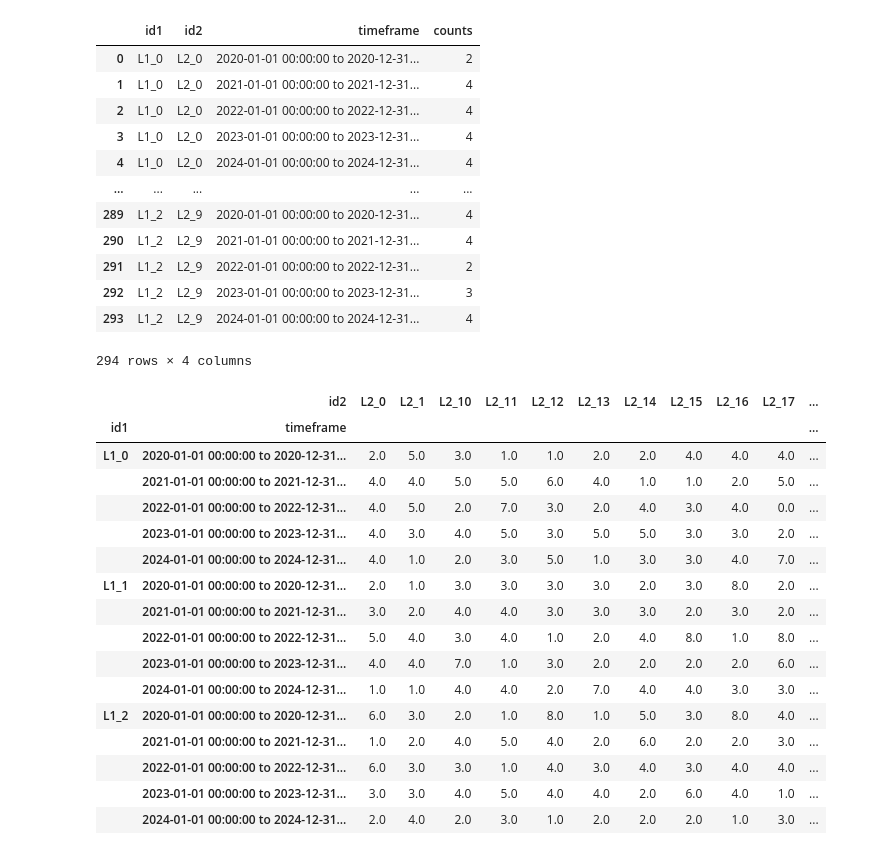
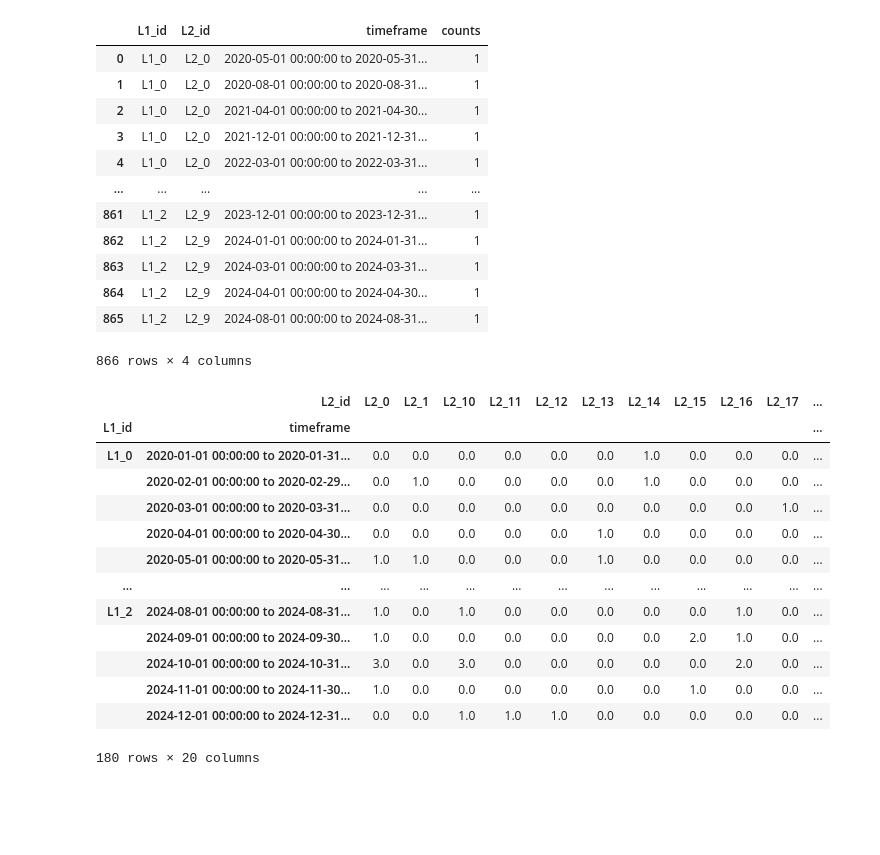
Before and after one commit to SonyCSLParis/STDL, a Jupyter notebook: example_data_gen.ipynb, the cells around one changed output. Saved outputs shown, nothing was run; the diff lists cells and outputs as text; code cells hidden in the pictures; blank space fills up the shorter version.

```diff
--- a/example_data_gen.ipynb
+++ b/example_data_gen.ipynb
@@ -16,13 +16,12 @@ def random_data_gen(num_rows = 1000, n_layer_1 = 3, n_layer_2 = 20, start_dt = d
     dt = sorted([datetime.fromtimestamp(ts) for ts in random_ts])
 
     df = pd.DataFrame({
-        'id1': id1,
-        'id2': id2,
+        'L1_id': id1,
+        'L2_id': id2,
         'timestamp': dt
     })
     return df
 # %%
 df = random_data_gen()
-df['timeframe'] = df['timestamp'].dt.to_period('Y').apply(lambda r: str(r.start_time)+" to " + str(r.end_time))
 df
 # %% [output]
@@ -41,0 +41,3 @@ df
+# %%
+df['timeframe'] = df['timestamp'].dt.to_period('M').apply(lambda r: str(r.start_time)+" to " + str(r.end_time))
+df
@@ -42,39 +58,36 @@ df
 # %%
-grouped_df = df.groupby(['id1','id2','timeframe']).size().reset_index(name='counts')
+grouped_df = df.groupby(['L1_id','L2_id','timeframe']).size().reset_index(name='counts')
 grouped_df
 # %% [output]
-|  | id1 | id2 | timeframe | counts |
-| 0 | L1_0 | L2_0 | 2020-01-01 00:00:00 to 2020-12-31... | 2 |
-| 1 | L1_0 | L2_0 | 2021-01-01 00:00:00 to 2021-12-31... | 4 |
-| 2 | L1_0 | L2_0 | 2022-01-01 00:00:00 to 2022-12-31... | 4 |
-| 3 | L1_0 | L2_0 | 2023-01-01 00:00:00 to 2023-12-31... | 4 |
-| 4 | L1_0 | L2_0 | 2024-01-01 00:00:00 to 2024-12-31... | 4 |
+|  | L1_id | L2_id | timeframe | counts |
+| 0 | L1_0 | L2_0 | 2020-05-01 00:00:00 to 2020-05-31... | 1 |
+| 1 | L1_0 | L2_0 | 2020-08-01 00:00:00 to 2020-08-31... | 1 |
+| 2 | L1_0 | L2_0 | 2021-04-01 00:00:00 to 2021-04-30... | 1 |
+| 3 | L1_0 | L2_0 | 2021-12-01 00:00:00 to 2021-12-31... | 1 |
+| 4 | L1_0 | L2_0 | 2022-03-01 00:00:00 to 2022-03-31... | 1 |
 | ... | ... | ... | ... | ... |
-| 289 | L1_2 | L2_9 | 2020-01-01 00:00:00 to 2020-12-31... | 4 |
-| 290 | L1_2 | L2_9 | 2021-01-01 00:00:00 to 2021-12-31... | 4 |
-| 291 | L1_2 | L2_9 | 2022-01-01 00:00:00 to 2022-12-31... | 2 |
-| 292 | L1_2 | L2_9 | 2023-01-01 00:00:00 to 2023-12-31... | 3 |
-| 293 | L1_2 | L2_9 | 2024-01-01 00:00:00 to 2024-12-31... | 4 |
+| 861 | L1_2 | L2_9 | 2023-12-01 00:00:00 to 2023-12-31... | 1 |
+| 862 | L1_2 | L2_9 | 2024-01-01 00:00:00 to 2024-01-31... | 1 |
+| 863 | L1_2 | L2_9 | 2024-03-01 00:00:00 to 2024-03-31... | 1 |
+| 864 | L1_2 | L2_9 | 2024-04-01 00:00:00 to 2024-04-30... | 1 |
+| 865 | L1_2 | L2_9 | 2024-08-01 00:00:00 to 2024-08-31... | 1 |
-294 rows × 4 columns
+866 rows × 4 columns
 # %%
-# Pivot grouped_df so that id2 becomes columns
-pivot_df = grouped_df.pivot(index=['id1', 'timeframe'], columns='id2', values='counts').fillna(0)
+# Pivot grouped_df so that L2_id becomes columns
+pivot_df = grouped_df.pivot(index=['L1_id', 'timeframe'], columns='L2_id', values='counts').fillna(0)
 pivot_df
 # %% [output]
-|  | id2 | L2_0 | L2_1 | L2_10 | L2_11 | L2_12 | L2_13 | L2_14 | L2_15 | L2_16 | L2_17 | ... |
-| id1 | timeframe |  |  |  |  |  |  |  |  |  |  | ... |
-| L1_0 | 2020-01-01 00:00:00 to 2020-12-31... | 2.0 | 5.0 | 3.0 | 1.0 | 1.0 | 2.0 | 2.0 | 4.0 | 4.0 | 4.0 | ... |
-|  | 2021-01-01 00:00:00 to 2021-12-31... | 4.0 | 4.0 | 5.0 | 5.0 | 6.0 | 4.0 | 1.0 | 1.0 | 2.0 | 5.0 | ... |
-|  | 2022-01-01 00:00:00 to 2022-12-31... | 4.0 | 5.0 | 2.0 | 7.0 | 3.0 | 2.0 | 4.0 | 3.0 | 4.0 | 0.0 | ... |
-|  | 2023-01-01 00:00:00 to 2023-12-31... | 4.0 | 3.0 | 4.0 | 5.0 | 3.0 | 5.0 | 5.0 | 3.0 | 3.0 | 2.0 | ... |
-|  | 2024-01-01 00:00:00 to 2024-12-31... | 4.0 | 1.0 | 2.0 | 3.0 | 5.0 | 1.0 | 3.0 | 3.0 | 4.0 | 7.0 | ... |
-| L1_1 | 2020-01-01 00:00:00 to 2020-12-31... | 2.0 | 1.0 | 3.0 | 3.0 | 3.0 | 3.0 | 2.0 | 3.0 | 8.0 | 2.0 | ... |
-|  | 2021-01-01 00:00:00 to 2021-12-31... | 3.0 | 2.0 | 4.0 | 4.0 | 3.0 | 3.0 | 3.0 | 2.0 | 3.0 | 2.0 | ... |
-|  | 2022-01-01 00:00:00 to 2022-12-31... | 5.0 | 4.0 | 3.0 | 4.0 | 1.0 | 2.0 | 4.0 | 8.0 | 1.0 | 8.0 | ... |
-|  | 2023-01-01 00:00:00 to 2023-12-31... | 4.0 | 4.0 | 7.0 | 1.0 | 3.0 | 2.0 | 2.0 | 2.0 | 2.0 | 6.0 | ... |
-|  | 2024-01-01 00:00:00 to 2024-12-31... | 1.0 | 1.0 | 4.0 | 4.0 | 2.0 | 7.0 | 4.0 | 4.0 | 3.0 | 3.0 | ... |
-| L1_2 | 2020-01-01 00:00:00 to 2020-12-31... | 6.0 | 3.0 | 2.0 | 1.0 | 8.0 | 1.0 | 5.0 | 3.0 | 8.0 | 4.0 | ... |
-|  | 2021-01-01 00:00:00 to 2021-12-31... | 1.0 | 2.0 | 4.0 | 5.0 | 4.0 | 2.0 | 6.0 | 2.0 | 2.0 | 3.0 | ... |
-|  | 2022-01-01 00:00:00 to 2022-12-31... | 6.0 | 3.0 | 3.0 | 1.0 | 4.0 | 3.0 | 4.0 | 3.0 | 4.0 | 4.0 | ... |
-|  | 2023-01-01 00:00:00 to 2023-12-31... | 3.0 | 3.0 | 4.0 | 5.0 | 4.0 | 4.0 | 2.0 | 6.0 | 4.0 | 1.0 | ... |
-|  | 2024-01-01 00:00:00 to 2024-12-31... | 2.0 | 4.0 | 2.0 | 3.0 | 1.0 | 2.0 | 2.0 | 2.0 | 1.0 | 3.0 | ... |
+|  | L2_id | L2_0 | L2_1 | L2_10 | L2_11 | L2_12 | L2_13 | L2_14 | L2_15 | L2_16 | L2_17 | ... |
+| L1_id | timeframe |  |  |  |  |  |  |  |  |  |  | ... |
+| L1_0 | 2020-01-01 00:00:00 to 2020-01-31... | 0.0 | 0.0 | 0.0 | 0.0 | 0.0 | 0.0 | 1.0 | 0.0 | 0.0 | 0.0 | ... |
+|  | 2020-02-01 00:00:00 to 2020-02-29... | 0.0 | 1.0 | 0.0 | 0.0 | 0.0 | 0.0 | 1.0 | 0.0 | 0.0 | 0.0 | ... |
+|  | 2020-03-01 00:00:00 to 2020-03-31... | 0.0 | 0.0 | 0.0 | 0.0 | 0.0 | 0.0 | 0.0 | 0.0 | 0.0 | 1.0 | ... |
+|  | 2020-04-01 00:00:00 to 2020-04-30... | 0.0 | 0.0 | 0.0 | 0.0 | 0.0 | 1.0 | 0.0 | 0.0 | 0.0 | 0.0 | ... |
+|  | 2020-05-01 00:00:00 to 2020-05-31... | 1.0 | 1.0 | 0.0 | 0.0 | 0.0 | 1.0 | 0.0 | 0.0 | 0.0 | 0.0 | ... |
+| ... | ... | ... | ... | ... | ... | ... | ... | ... | ... | ... | ... | ... |
+| L1_2 | 2024-08-01 00:00:00 to 2024-08-31... | 1.0 | 0.0 | 1.0 | 0.0 | 0.0 | 0.0 | 0.0 | 0.0 | 1.0 | 0.0 | ... |
+|  | 2024-09-01 00:00:00 to 2024-09-30... | 1.0 | 0.0 | 0.0 | 0.0 | 0.0 | 0.0 | 0.0 | 2.0 | 1.0 | 0.0 | ... |
+|  | 2024-10-01 00:00:00 to 2024-10-31... | 3.0 | 0.0 | 3.0 | 0.0 | 0.0 | 0.0 | 0.0 | 0.0 | 2.0 | 0.0 | ... |
+|  | 2024-11-01 00:00:00 to 2024-11-30... | 1.0 | 0.0 | 0.0 | 0.0 | 0.0 | 0.0 | 0.0 | 1.0 | 0.0 | 0.0 | ... |
+|  | 2024-12-01 00:00:00 to 2024-12-31... | 0.0 | 0.0 | 1.0 | 1.0 | 1.0 | 0.0 | 0.0 | 0.0 | 0.0 | 0.0 | ... |
+180 rows × 20 columns
```
Also changed, not shown: parts of 7 cells of this notebook.
